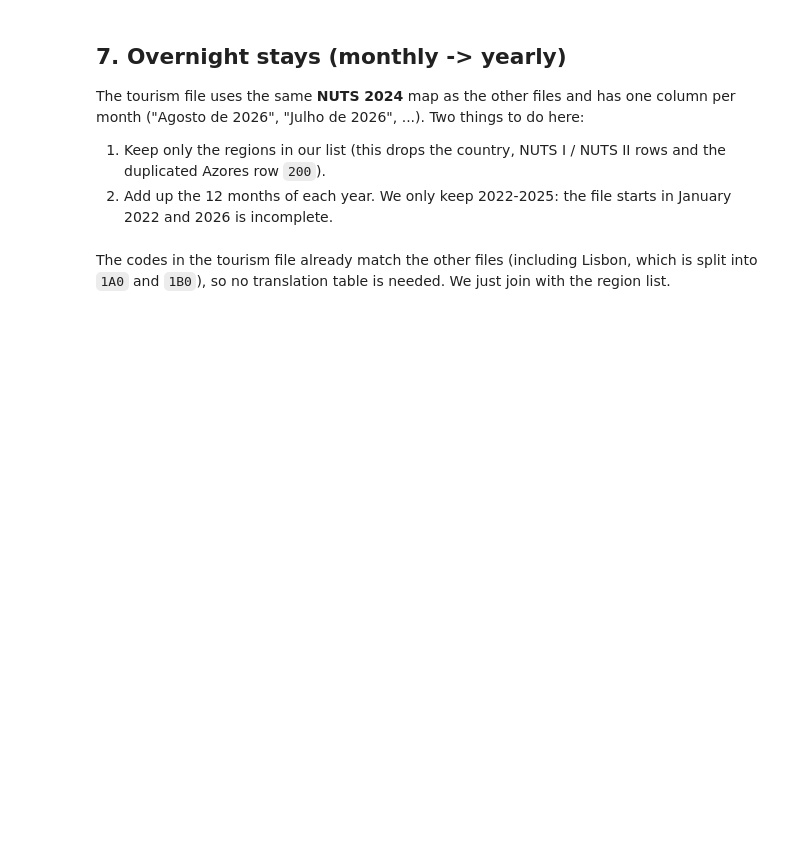
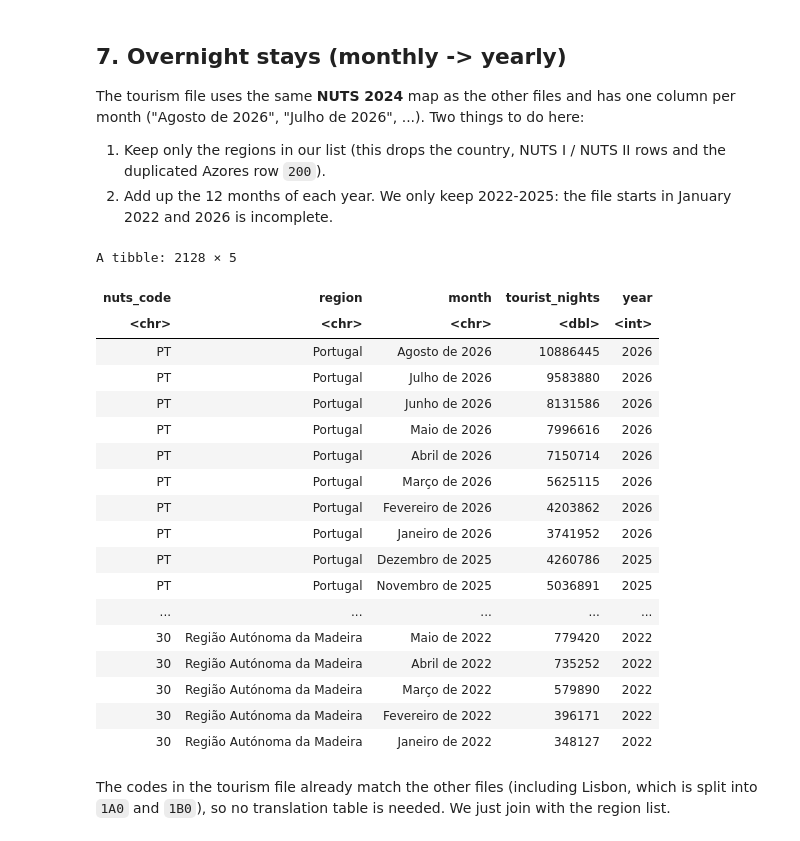
Before and after one commit to KevinSalgado/VPD_Project, a Jupyter notebook: merge_ine_data.ipynb, the cells around one changed output. Cells and saved outputs as stored; diff of their text form; code cells hidden in the pictures; blank space fills up the shorter version.

```diff
--- a/merge_ine_data.ipynb
+++ b/merge_ine_data.ipynb
@@ -162,26 +506,47 @@ The tourism file uses the same **NUTS 2024** map as the other files and has one
 2.  Add up the 12 months of each year. We only keep 2022-2025: the file starts in January 2022 and 2026 is incomplete.
 # %%
 stays_lines <- read_lines(
-  "Dormidas_nos_estabelecimentos_de_alojamento_turístico.csv",
+  "data/turismo_noches.csv",
   locale = locale(encoding = "latin1")
 )
 
 # The header line with the months is the one that starts with ";Agosto de 2026;Julho de 2026..."
 month_header <- stays_lines[str_detect(stays_lines, "^;[A-Za-zç]+ de \\d{4};")]
 month_names  <- str_split(month_header, ";")[[1]]
 month_names  <- month_names[month_names != ""]   # drop the empty bits
 
-stays_raw <- read_ine_rows("Dormidas_nos_estabelecimentos_de_alojamento_turístico.csv")
+stays_raw <- read_ine_rows("data/turismo_noches.csv")
 
 stays_monthly <- stays_raw |>
   select(1:(length(month_names) + 1)) |>
   set_names(c("region_raw", month_names)) |>
   separate(region_raw, into = c("nuts_code", "region"), sep = ": ", extra = "merge") |>
   pivot_longer(-c(nuts_code, region), names_to = "month", values_to = "tourist_nights") |>
   mutate(
     year = as.integer(str_extract(month, "\\d{4}")),
     tourist_nights = to_number(tourist_nights)
   )
+stays_monthly
+# %% [output]
+A tibble: 2128 × 5
+| nuts_code | region | month | tourist_nights | year |
+| <chr> | <chr> | <chr> | <dbl> | <int> |
+| PT | Portugal | Agosto de 2026 | 10886445 | 2026 |
+| PT | Portugal | Julho de 2026 | 9583880 | 2026 |
+| PT | Portugal | Junho de 2026 | 8131586 | 2026 |
+| PT | Portugal | Maio de 2026 | 7996616 | 2026 |
+| PT | Portugal | Abril de 2026 | 7150714 | 2026 |
+| PT | Portugal | Março de 2026 | 5625115 | 2026 |
+| PT | Portugal | Fevereiro de 2026 | 4203862 | 2026 |
+| PT | Portugal | Janeiro de 2026 | 3741952 | 2026 |
+| PT | Portugal | Dezembro de 2025 | 4260786 | 2025 |
+| PT | Portugal | Novembro de 2025 | 5036891 | 2025 |
+| ... | ... | ... | ... | ... |
+| 30 | Região Autónoma da Madeira | Maio de 2022 | 779420 | 2022 |
+| 30 | Região Autónoma da Madeira | Abril de 2022 | 735252 | 2022 |
+| 30 | Região Autónoma da Madeira | Março de 2022 | 579890 | 2022 |
+| 30 | Região Autónoma da Madeira | Fevereiro de 2022 | 396171 | 2022 |
+| 30 | Região Autónoma da Madeira | Janeiro de 2022 | 348127 | 2022 |
 # %% [markdown]
 The codes in the tourism file already match the other files (including Lisbon, which is split into `1A0` and `1B0`), so no translation table is needed. We just join with the region list.
 # %%
```
Also changed, not shown: parts of 30 cells of this notebook, 20 other files.
